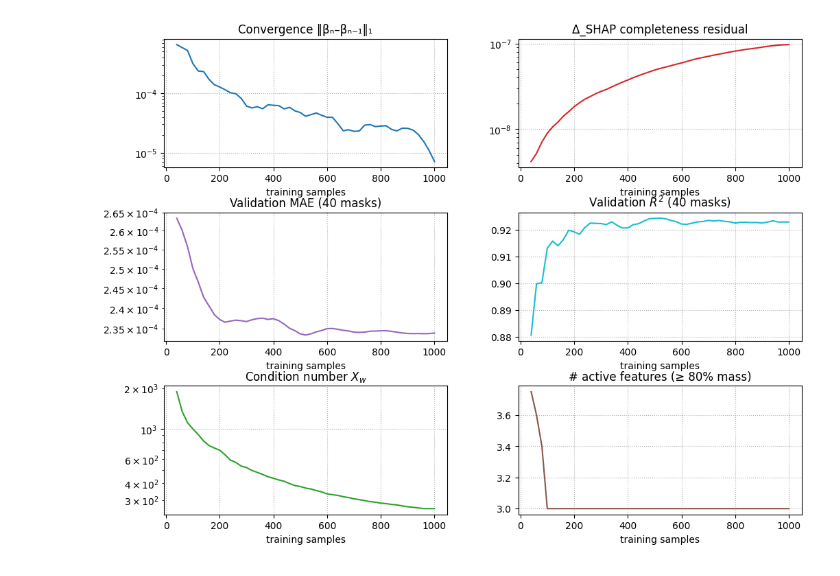
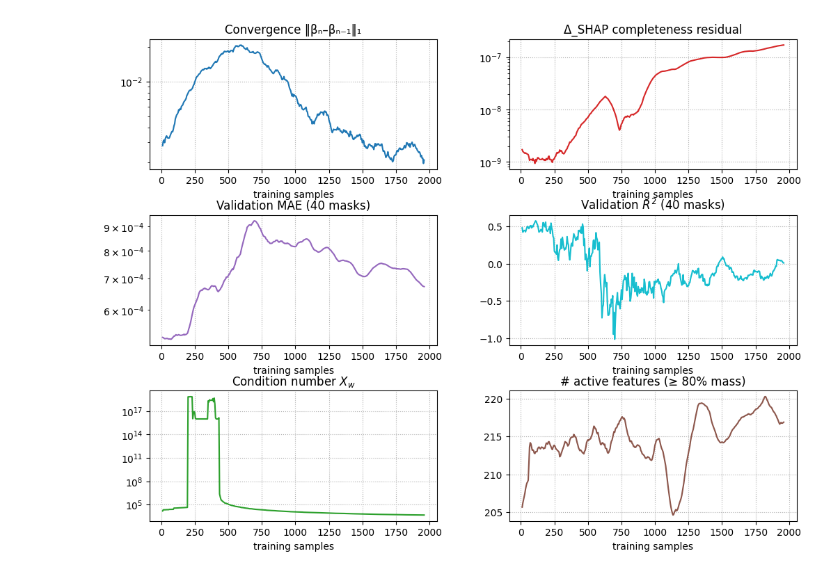
Before and after one commit to giulio8/XAI-AUTOMI-seg, a Jupyter notebook: visualize_convergence/single-convergence.ipynb, the cells around one changed output. Cells and saved outputs as stored; diff of their text form; code cells hidden in the pictures.

```diff
--- a/visualize_convergence/single-convergence.ipynb
+++ b/visualize_convergence/single-convergence.ipynb
@@ -12,9 +12,10 @@ import matplotlib.gridspec as gridspec
 # ------------------------------ 1. CONFIG ---------------------------------
 ROOT_DIR      = Path("../output")
 #DATASET_PATH  = "00004/dataset.pkl"            # <-- seleziona qui il paziente
-DATASET_PATH = "full-organs/true_positive_aggregation/00004/dataset.pkl"
+DATASET_PATH = "FCC-organs/true_positive_aggregation/2000/00004/dataset.pkl"
 VAL_ROWS      = 40
-CHECKPOINTS   = np.arange(20, 1000+1, 20)
+STEP_SIZE = 5
+CHECKPOINTS   = np.arange(STEP_SIZE, 2000+1-VAL_ROWS, STEP_SIZE)
 RNG           = default_rng(0)
 FRAC_TARGET   = 0.8
 
@@ -44,7 +45,8 @@ f_x = y[0].item()
 
 # split fixed validation rows
 idx_all   = np.arange(X.shape[0])
-val_idx   = RNG.choice(idx_all, size=VAL_ROWS, replace=False)
+idx_choose_validation = idx_all[1:-1]
+val_idx   = RNG.choice(idx_choose_validation, size=VAL_ROWS, replace=False)
 train_idx = np.setdiff1d(idx_all, val_idx, assume_unique=True)
 X_val, y_val = X[val_idx].numpy(), y[val_idx].numpy()
 
@@ -86,7 +88,7 @@ for n in CHECKPOINTS:
 nz_feat = [active_count(np.abs(c), FRAC_TARGET) for c in coefs_list]
 
 # ------------------------- helper: smoothing ------------------------------
-def smooth(arr: np.ndarray, win: int = 5) -> np.ndarray:
+def smooth(arr: np.ndarray, win: int = 100//STEP_SIZE) -> np.ndarray:
     pad = win // 2
     sm  = np.empty_like(arr, dtype=float)
     for i in range(len(arr)):
@@ -106,31 +108,31 @@ fig = plt.figure(figsize=(12,9))
 gs  = gridspec.GridSpec(3,2, hspace=0.35, wspace=0.25)
 axes = [fig.add_subplot(gs[i,j]) for i in range(3) for j in range(2)]
 
 # Row-1
 axes[0].plot(x_conv, conv_L1, color='tab:blue')
 axes[0].set_yscale('log'); axes[0].set_title('Convergence ‖βₙ–βₙ₋₁‖₁'); axes[0].grid(ls=':')
 
 axes[1].plot(x_conv, delta[1:], color='tab:red')
 axes[1].set_yscale('log'); axes[1].set_title('Δ_SHAP completeness residual'); axes[1].grid(ls=':')
 
 # Row-2
 axes[2].plot(x_conv, val_mae[1:], color='tab:purple')
 axes[2].set_yscale('log'); axes[2].set_title('Validation MAE (40 masks)'); axes[2].grid(ls=':')
 
 axes[3].plot(x_conv, val_r2[1:], color='tab:cyan')
 axes[3].set_title(f'Validation $R^2$ ({VAL_ROWS} masks)'); axes[3].grid(ls=':')
 
 # Row-3
 axes[4].plot(x_conv, cond_num[1:], color='tab:green')
 axes[4].set_yscale('log'); axes[4].set_title('Condition number $X_w$'); axes[4].grid(ls=':')
 
 axes[5].plot(x_conv, nz_feat[1:], color='tab:brown')
 axes[5].set_title(f'# active features (≥ {FRAC_TARGET * 100:.0f}% mass)'); axes[5].grid(ls=':')
 
 for ax in axes:
     ax.set_xlabel('training samples')
 
 fig.tight_layout()
 plt.show()
 # %% [output]
-[figure, old version]
+[figure, new version]
```
